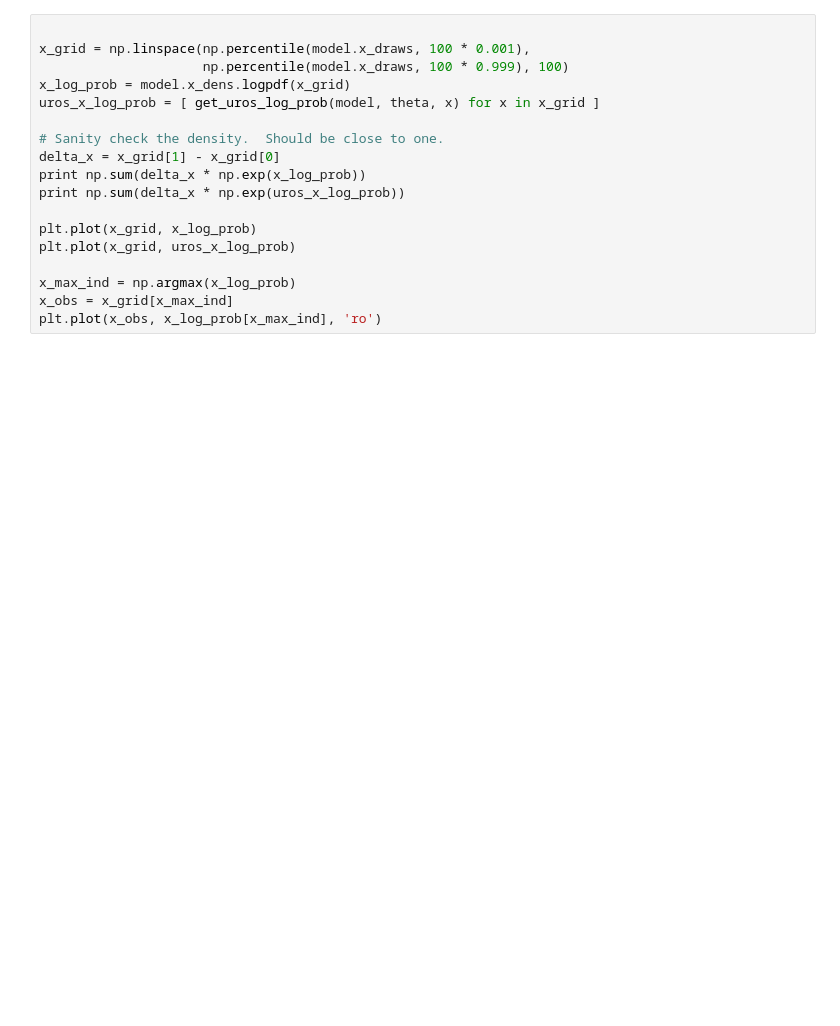
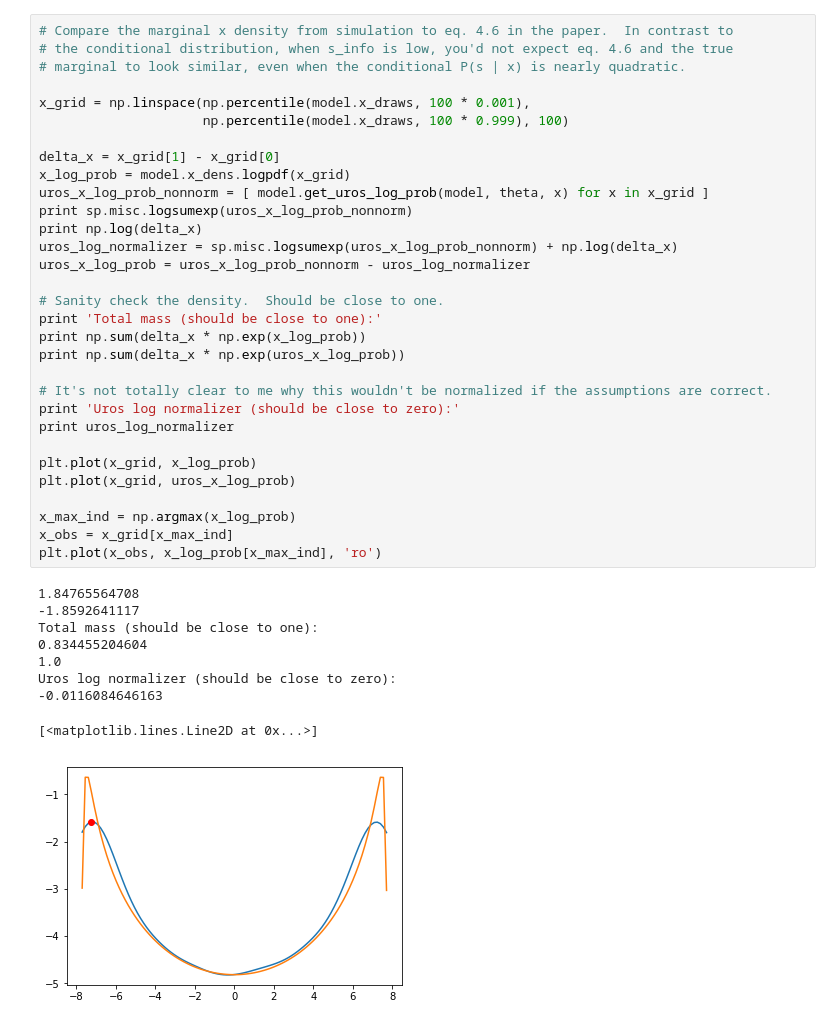
Before and after one commit to rgiordan/DECamSurvey.jl, a Jupyter notebook: python/MarginalizationExample.ipynb, the cells around one changed output. Cells and saved outputs as stored; diff of their text form; blank space fills up the shorter version.

```diff
--- a/python/MarginalizationExample.ipynb
+++ b/python/MarginalizationExample.ipynb
@@ -88,19 +129,42 @@ plt.plot(s_grid, np.exp(log_p_s_given_x))
 # %%
+# Compare the marginal x density from simulation to eq. 4.6 in the paper.  In contrast to
+# the conditional distribution, when s_info is low, you'd not expect eq. 4.6 and the true
+# marginal to look similar, even when the conditional P(s | x) is nearly quadratic.
 
 x_grid = np.linspace(np.percentile(model.x_draws, 100 * 0.001),
                      np.percentile(model.x_draws, 100 * 0.999), 100)
+
+delta_x = x_grid[1] - x_grid[0]
 x_log_prob = model.x_dens.logpdf(x_grid)
-uros_x_log_prob = [ get_uros_log_prob(model, theta, x) for x in x_grid ]
+uros_x_log_prob_nonnorm = [ model.get_uros_log_prob(model, theta, x) for x in x_grid ]
+print sp.misc.logsumexp(uros_x_log_prob_nonnorm)
+print np.log(delta_x)
+uros_log_normalizer = sp.misc.logsumexp(uros_x_log_prob_nonnorm) + np.log(delta_x)
+uros_x_log_prob = uros_x_log_prob_nonnorm - uros_log_normalizer
 
 # Sanity check the density.  Should be close to one.
-delta_x = x_grid[1] - x_grid[0]
+print 'Total mass (should be close to one):'
 print np.sum(delta_x * np.exp(x_log_prob))
 print np.sum(delta_x * np.exp(uros_x_log_prob))
+
+# It's not totally clear to me why this wouldn't be normalized if the assumptions are correct.
+print 'Uros log normalizer (should be close to zero):'
+print uros_log_normalizer
 
 plt.plot(x_grid, x_log_prob)
 plt.plot(x_grid, uros_x_log_prob)
 
 x_max_ind = np.argmax(x_log_prob)
 x_obs = x_grid[x_max_ind]
 plt.plot(x_obs, x_log_prob[x_max_ind], 'ro')
+# %% [output]
+1.84765564708
+-1.8592641117
+Total mass (should be close to one):
+0.834455204604
+1.0
+Uros log normalizer (should be close to zero):
+-0.0116084646163
+[<matplotlib.lines.Line2D at 0x...>]
+[figure, added]
 # %%
```
Also changed, not shown: parts of 7 cells of this notebook, 1 other file.
